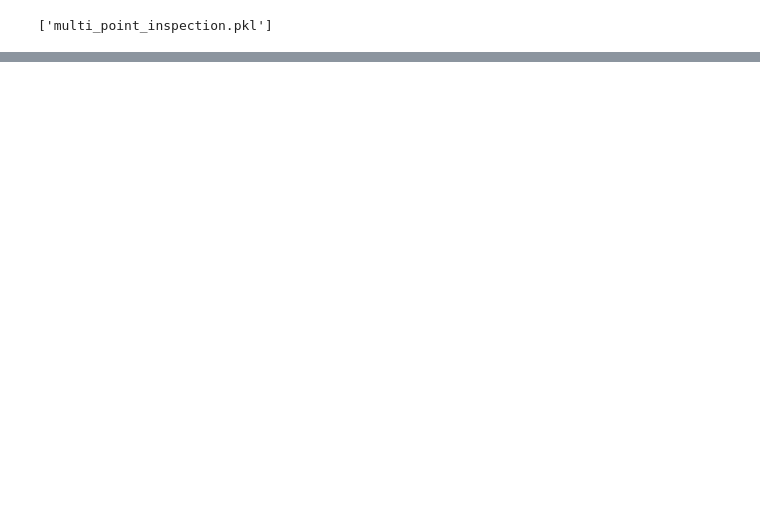
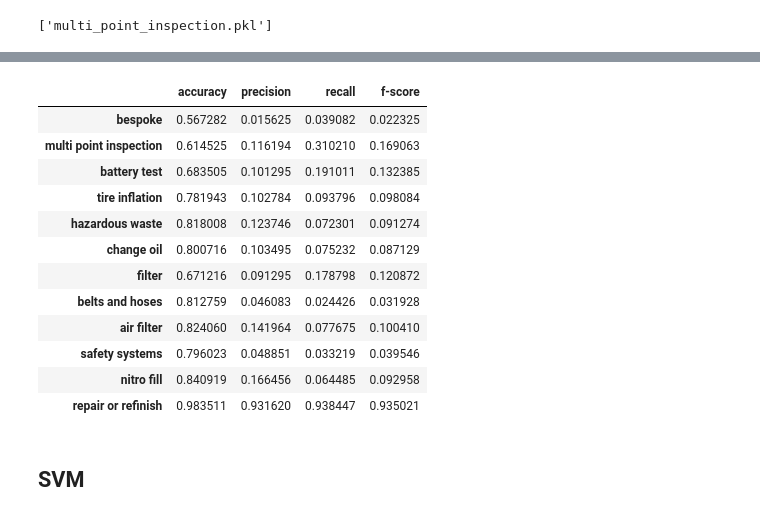
Before and after one commit to nhirons/carforce, a Jupyter notebook: model_training.ipynb, the cells around one changed output, grey strips where cells are left out. Cells and saved outputs as stored; diff of their text form; code cells hidden in the pictures; blank space fills up the shorter version.

```diff
--- a/model_training.ipynb
+++ b/model_training.ipynb
@@ -329,0 +359,18 @@ if run_gs:
+# %%
+knn_results
+# %% [output]
+|  | accuracy | precision | recall | f-score |
+| bespoke | 0.567282 | 0.015625 | 0.039082 | 0.022325 |
+| multi point inspection | 0.614525 | 0.116194 | 0.310210 | 0.169063 |
+| battery test | 0.683505 | 0.101295 | 0.191011 | 0.132385 |
+| tire inflation | 0.781943 | 0.102784 | 0.093796 | 0.098084 |
+| hazardous waste | 0.818008 | 0.123746 | 0.072301 | 0.091274 |
+| change oil | 0.800716 | 0.103495 | 0.075232 | 0.087129 |
+| filter | 0.671216 | 0.091295 | 0.178798 | 0.120872 |
+| belts and hoses | 0.812759 | 0.046083 | 0.024426 | 0.031928 |
+| air filter | 0.824060 | 0.141964 | 0.077675 | 0.100410 |
+| safety systems | 0.796023 | 0.048851 | 0.033219 | 0.039546 |
+| nitro fill | 0.840919 | 0.166456 | 0.064485 | 0.092958 |
+| repair or refinish | 0.983511 | 0.931620 | 0.938447 | 0.935021 |
+# %% [markdown]
+## SVM
```
Also changed, not shown: parts of 33 cells of this notebook.
